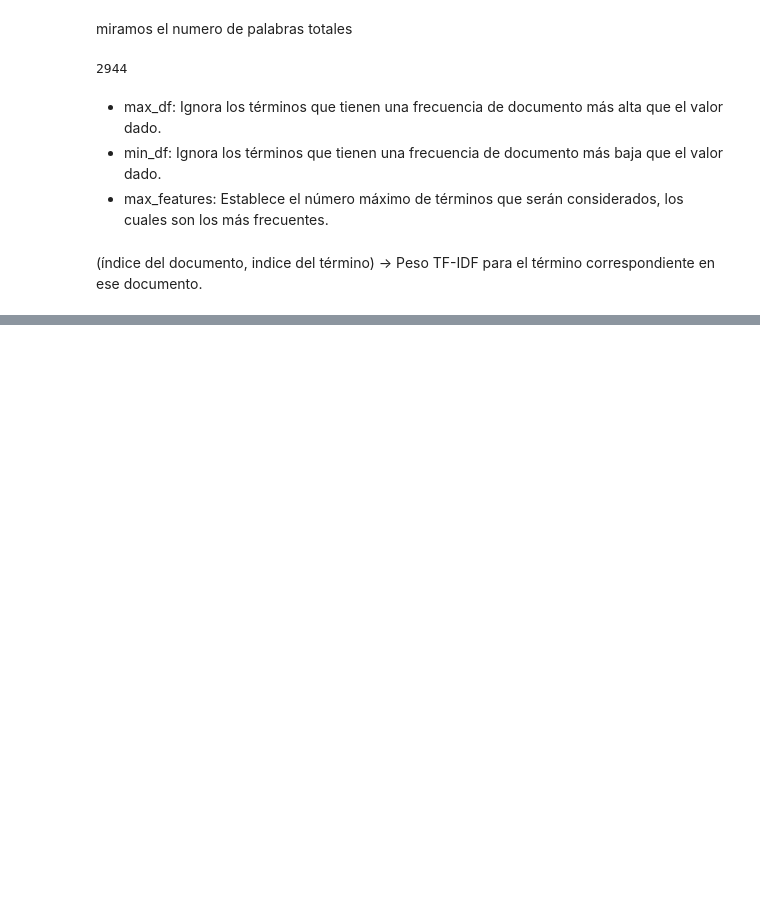
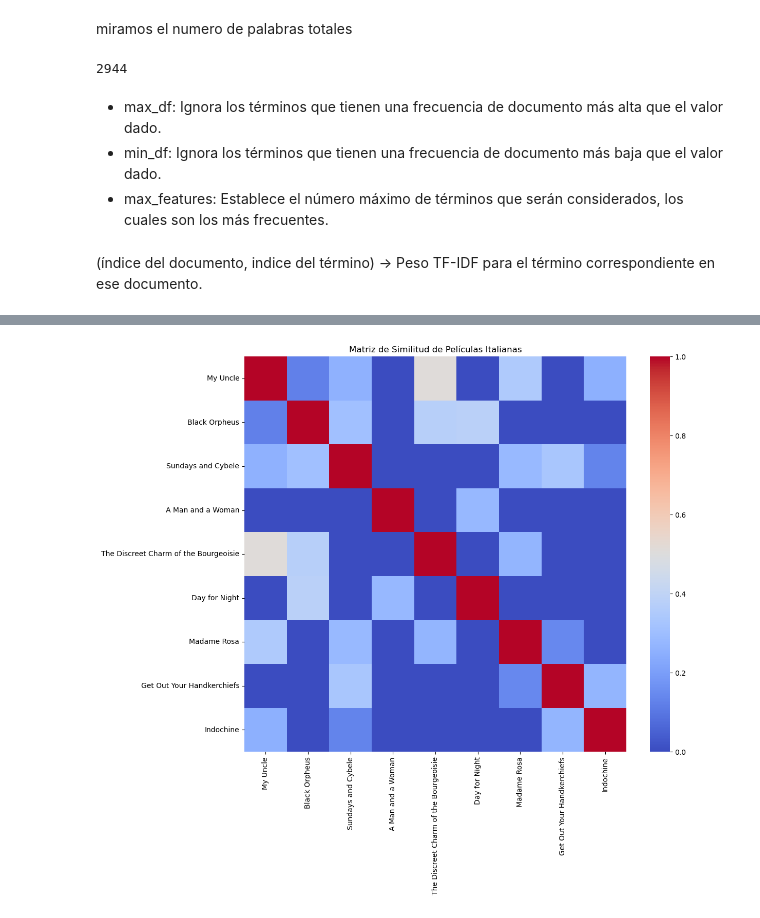
Before and after one commit to sofi-devv/oscarsAwardsAnalysis, a Jupyter notebook: main.ipynb, the cells around one changed output, grey strips where cells are left out. Saved outputs shown, nothing was run; the diff lists cells and outputs as text; code cells hidden in the pictures; blank space fills up the shorter version.

```diff
--- a/main.ipynb
+++ b/main.ipynb
@@ -348,0 +407,12 @@ plt.show()
+# %%
+# filtra mi df por peliculas italianas
+df_italia = df[df['País'] == 'Francia']
+
+#grafica la matriz de similitud de las peliculas italianas
+import seaborn as sns
+plt.figure(figsize=(12, 10))
+sns.heatmap(cosine_similarity(tfslimpio[df_italia.index]), cmap='coolwarm', xticklabels=df_italia['Título'], yticklabels=df_italia['Título'])
+plt.title('Matriz de Similitud de Películas Italianas')
+plt.show()
+# %% [output]
+[figure, added]
```
Also changed, not shown: parts of 18 cells of this notebook.
